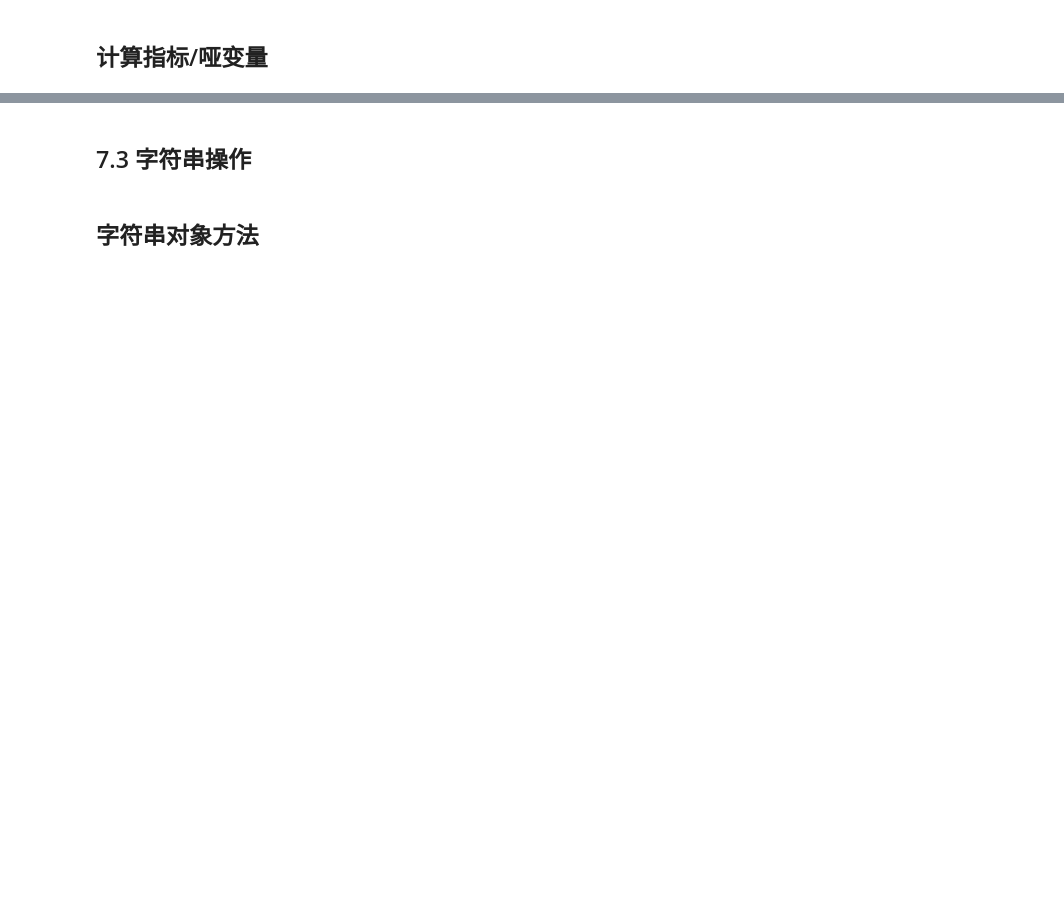
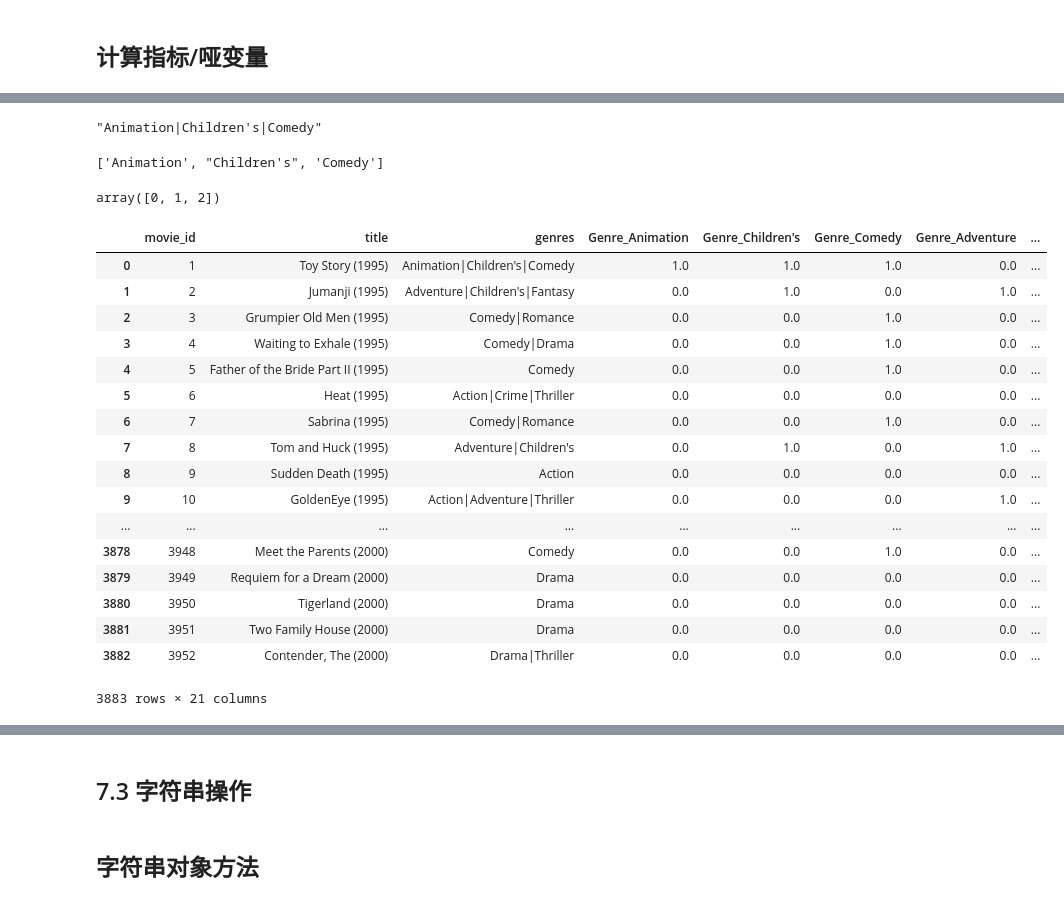
Before and after one commit to meloxl/Python-for-Data-Analysis, a Jupyter notebook: task4-ch07.ipynb, the cells around one changed output, grey strips where cells are left out. Drawn from its saved outputs; the diff is of its cells as text; code cells hidden in the pictures; blank space fills up the shorter version.

```diff
--- a/task4-ch07.ipynb
+++ b/task4-ch07.ipynb
@@ -395,0 +1073,42 @@ data.drop_duplicates(['k1', 'k2'], keep='last')
+# %%
+#迭代每一部电影，并将 dummies 各行的条目设为 1。要这么做，我们使 用 dummies.columns 来计算每个类型的列索引:
+gen = movies.genres[0]
+gen
+# %% [output]
+"Animation|Children's|Comedy"
+# %%
+gen.split('|')
+# %% [output]
+['Animation', "Children's", 'Comedy']
+# %%
+dummies.columns.get_indexer(gen.split('|'))
+# %% [output]
+array([0, 1, 2])
+# %%
+#根据索引，使用.iloc 设定值:
+for i, gen in enumerate(movies.genres):
+    indices = dummies.columns.get_indexer(gen.split('|'))
+    dummies.iloc[i, indices] = 1
+# %%
+#和以前一样，再将其与 movies 合并起来:
+movies_windic = movies.join(dummies.add_prefix('Genre_'))
+movies_windic
+# %% [output]
+|  | movie_id | title | genres | Genre_Animation | Genre_Children's | Genre_Comedy | Genre_Adventure | ... |
+| 0 | 1 | Toy Story (1995) | Animation|Children's|Comedy | 1.0 | 1.0 | 1.0 | 0.0 | ... |
+| 1 | 2 | Jumanji (1995) | Adventure|Children's|Fantasy | 0.0 | 1.0 | 0.0 | 1.0 | ... |
+| 2 | 3 | Grumpier Old Men (1995) | Comedy|Romance | 0.0 | 0.0 | 1.0 | 0.0 | ... |
+| 3 | 4 | Waiting to Exhale (1995) | Comedy|Drama | 0.0 | 0.0 | 1.0 | 0.0 | ... |
+| 4 | 5 | Father of the Bride Part II (1995) | Comedy | 0.0 | 0.0 | 1.0 | 0.0 | ... |
+| 5 | 6 | Heat (1995) | Action|Crime|Thriller | 0.0 | 0.0 | 0.0 | 0.0 | ... |
+| 6 | 7 | Sabrina (1995) | Comedy|Romance | 0.0 | 0.0 | 1.0 | 0.0 | ... |
+| 7 | 8 | Tom and Huck (1995) | Adventure|Children's | 0.0 | 1.0 | 0.0 | 1.0 | ... |
+| 8 | 9 | Sudden Death (1995) | Action | 0.0 | 0.0 | 0.0 | 0.0 | ... |
+| 9 | 10 | GoldenEye (1995) | Action|Adventure|Thriller | 0.0 | 0.0 | 0.0 | 1.0 | ... |
+| ... | ... | ... | ... | ... | ... | ... | ... | ... |
+| 3878 | 3948 | Meet the Parents (2000) | Comedy | 0.0 | 0.0 | 1.0 | 0.0 | ... |
+| 3879 | 3949 | Requiem for a Dream (2000) | Drama | 0.0 | 0.0 | 0.0 | 0.0 | ... |
+| 3880 | 3950 | Tigerland (2000) | Drama | 0.0 | 0.0 | 0.0 | 0.0 | ... |
+| 3881 | 3951 | Two Family House (2000) | Drama | 0.0 | 0.0 | 0.0 | 0.0 | ... |
+| 3882 | 3952 | Contender, The (2000) | Drama|Thriller | 0.0 | 0.0 | 0.0 | 0.0 | ... |
+3883 rows × 21 columns
```
Also changed, not shown: parts of 131 cells of this notebook, 30 other files.
